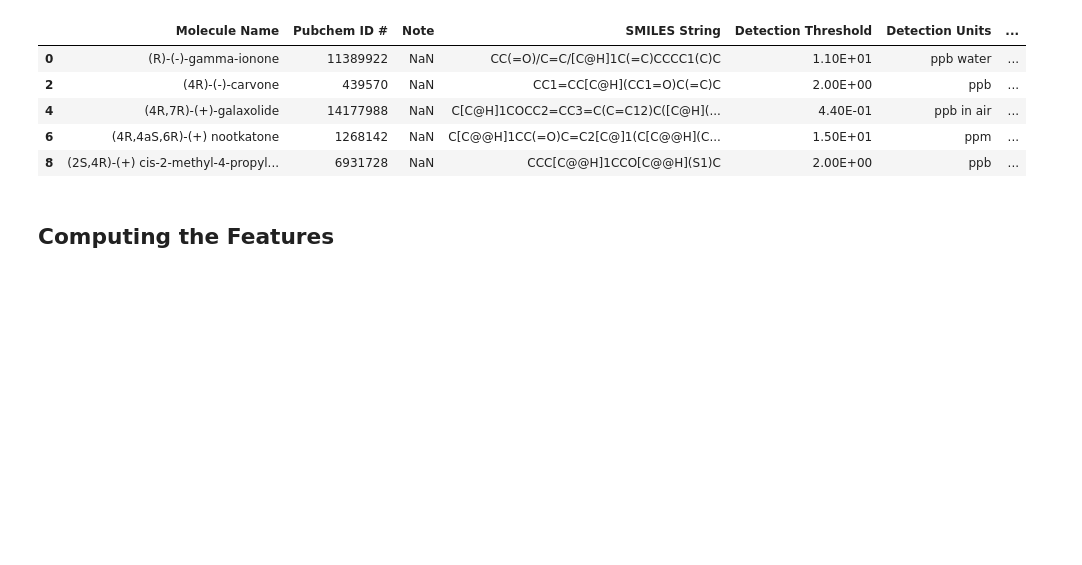
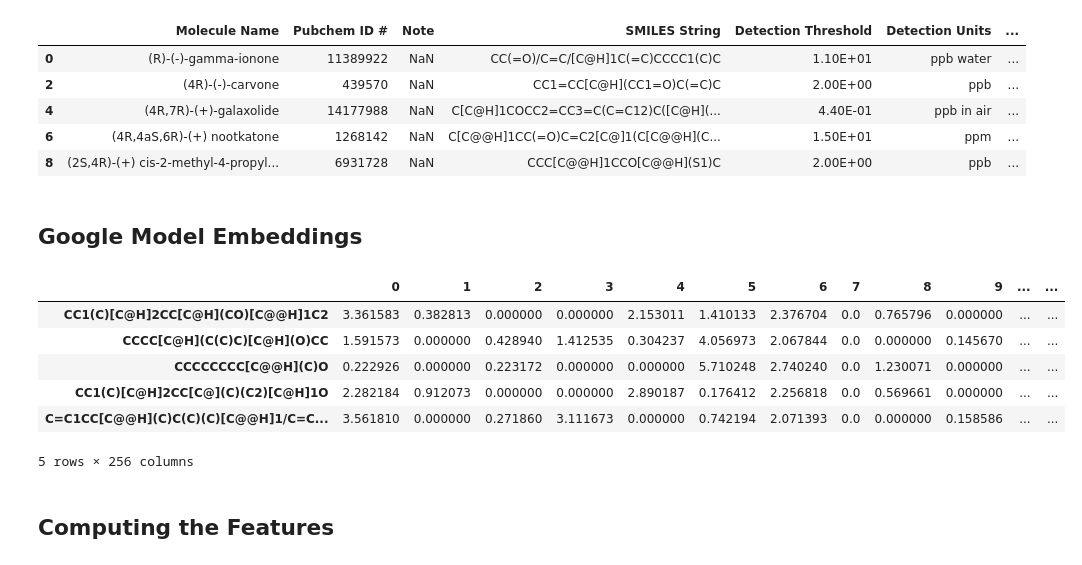
Before and after one commit to rgerkin/enantiomerlist, a Jupyter notebook: OdorantModel.ipynb, the cells around one changed output. Drawn from its saved outputs; the diff is of its cells as text; code cells hidden in the pictures; blank space fills up the shorter version.

```diff
--- a/OdorantModel.ipynb
+++ b/OdorantModel.ipynb
@@ -99,3 +99,21 @@ half_coleman_data = half_coleman_data[~half_coleman_data['log_abs'].isnull()]
 #This line makes sure there are no more log_abs values with the value null
 assert not sum(half_coleman_data['log_abs'].isnull())
 assert not sum(half_coleman_data['det'].isnull())
+# %% [markdown]
+## Google Model Embeddings
+# %%
+#Loads in embeddings from google model to use as features
+gme = np.load('enantiomer-embeddings-for-rick.npz', allow_pickle=True) # Load the file
+gme = gme['embeddings'].item() # Extract the data
+gme = {k: v.squeeze() for k, v in gme.items()} # Flatten the arrays
+gme_df = pd.DataFrame(gme).T  # Turn into a dataframe
+# %%
+gme_df.head()
+# %% [output]
+|  | 0 | 1 | 2 | 3 | 4 | 5 | 6 | 7 | 8 | 9 | ... | ... |
+| CC1(C)[C@H]2CC[C@H](CO)[C@@H]1C2 | 3.361583 | 0.382813 | 0.000000 | 0.000000 | 2.153011 | 1.410133 | 2.376704 | 0.0 | 0.765796 | 0.000000 | ... | ... |
+| CCCC[C@H](C(C)C)[C@H](O)CC | 1.591573 | 0.000000 | 0.428940 | 1.412535 | 0.304237 | 4.056973 | 2.067844 | 0.0 | 0.000000 | 0.145670 | ... | ... |
+| CCCCCCCC[C@@H](C)O | 0.222926 | 0.000000 | 0.223172 | 0.000000 | 0.000000 | 5.710248 | 2.740240 | 0.0 | 1.230071 | 0.000000 | ... | ... |
+| CC1(C)[C@H]2CC[C@](C)(C2)[C@H]1O | 2.282184 | 0.912073 | 0.000000 | 0.000000 | 2.890187 | 0.176412 | 2.256818 | 0.0 | 0.569661 | 0.000000 | ... | ... |
+| C=C1CC[C@@H](C)C(C)(C)[C@@H]1/C=C... | 3.561810 | 0.000000 | 0.271860 | 3.111673 | 0.000000 | 0.742194 | 2.071393 | 0.0 | 0.000000 | 0.158586 | ... | ... |
+5 rows × 256 columns
```
Also changed, not shown: parts of 22 cells of this notebook, 1 other file.
